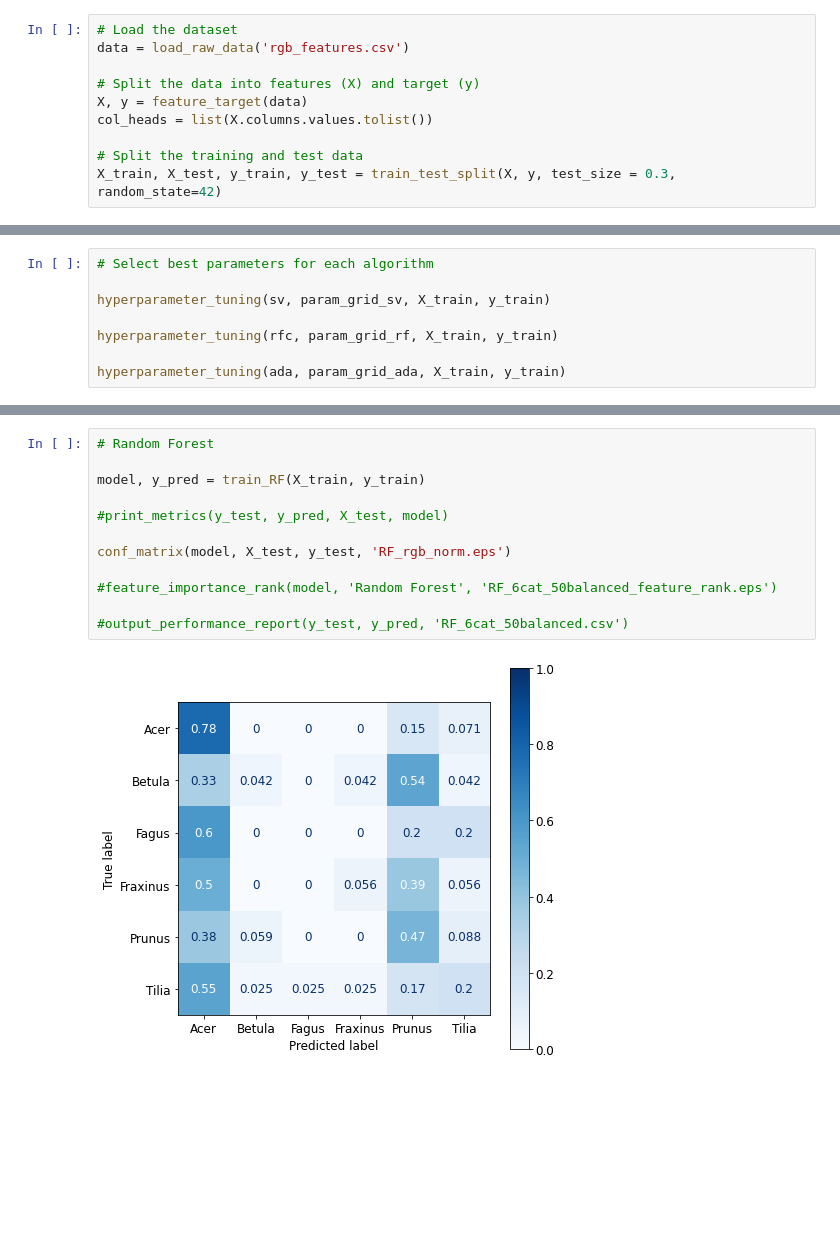
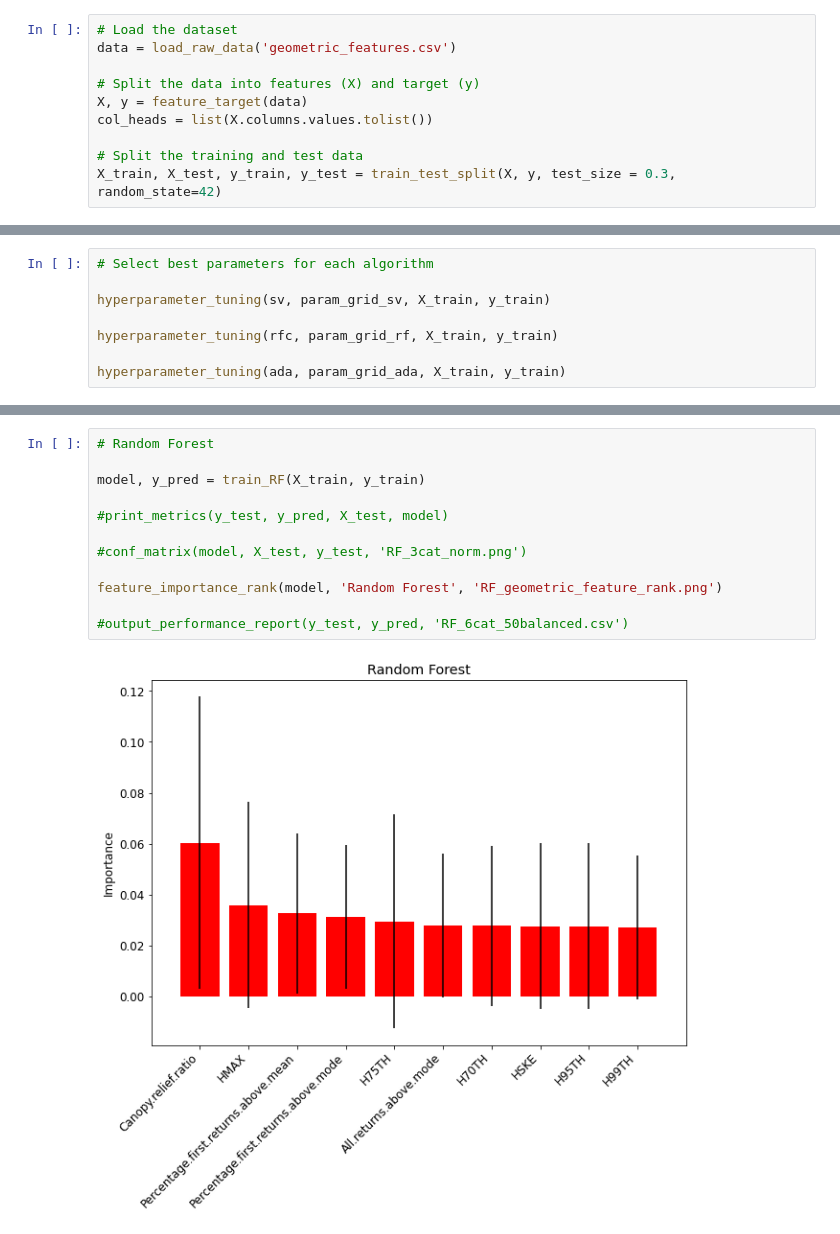
Before and after one commit to alekszaf/MRes_jupyter, a Jupyter notebook: Classification_functions.ipynb, the cells around one changed output, grey strips where cells are left out. Cells and saved outputs as stored; diff of their text form; blank space fills up the shorter version.

Commit message:
Testing permutation importance

```diff
--- a/Classification_functions.ipynb
+++ b/Classification_functions.ipynb
@@ -120,7 +120,7 @@ import matplotlib
 matplotlib.rcParams.update({'font.size': 12})
 # %%
 # Load the dataset
-data = load_raw_data('rgb_features.csv')
+data = load_raw_data('geometric_features.csv')
 
 # Split the data into features (X) and target (y)
 X, y = feature_target(data)
@@ -190,17 +190,17 @@ conf_matrix(model, X_test, y_test, 'SVM_rgb_norm.eps')
 # %%
 # Random Forest
 
 model, y_pred = train_RF(X_train, y_train)
 
 #print_metrics(y_test, y_pred, X_test, model)
 
-conf_matrix(model, X_test, y_test, 'RF_rgb_norm.eps')
+#conf_matrix(model, X_test, y_test, 'RF_3cat_norm.png')
 
-#feature_importance_rank(model, 'Random Forest', 'RF_6cat_50balanced_feature_rank.eps')
+feature_importance_rank(model, 'Random Forest', 'RF_geometric_feature_rank.png')
 
 #output_performance_report(y_test, y_pred, 'RF_6cat_50balanced.csv')
 # %% [output]
-[figure, old version]
+[figure, new version]
 # %%
 # AdaBoost
 
```
Also changed, not shown: parts of 2 cells of this notebook.
